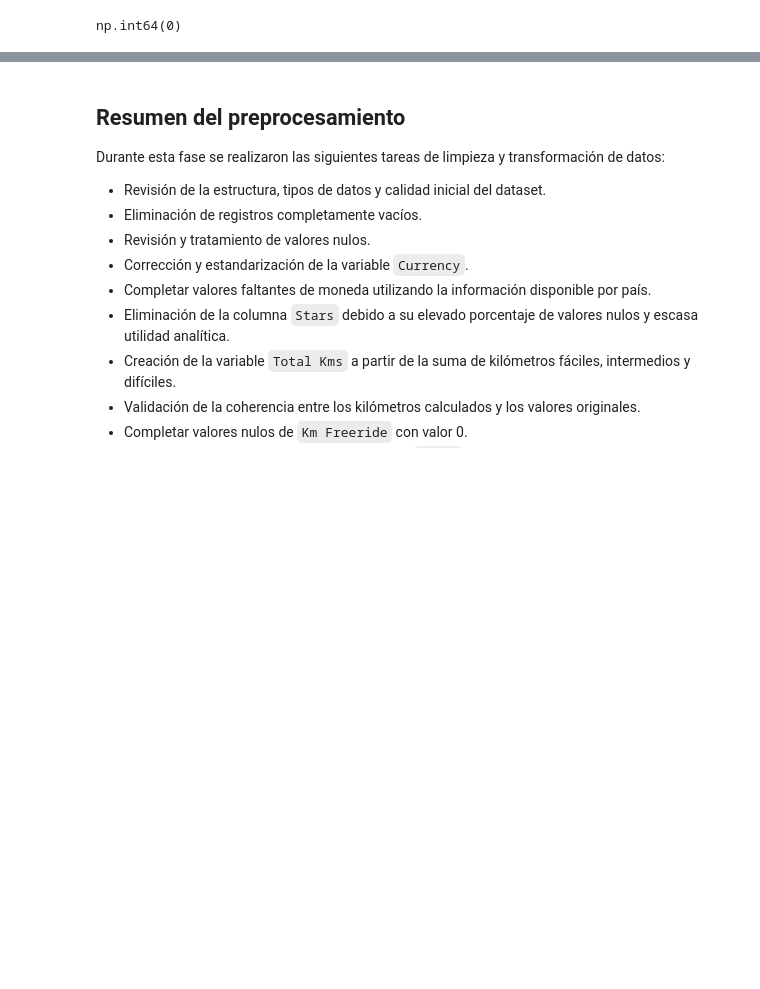
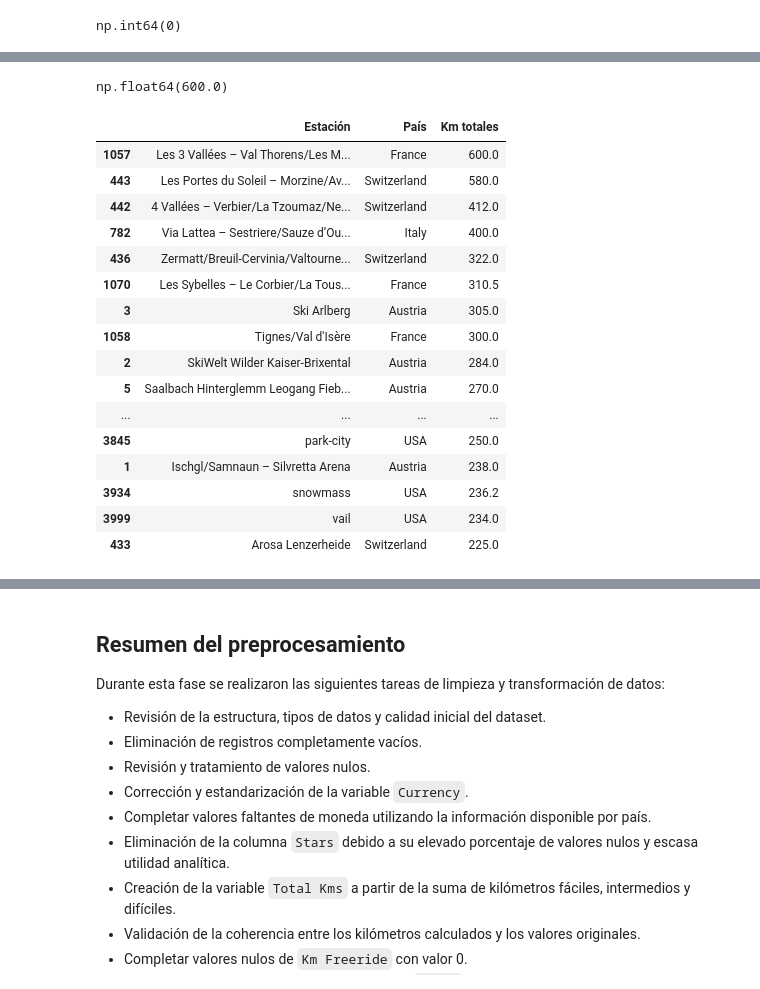
Before and after one commit to contactodiegovega/Ski-Resort-Analysis, a Jupyter notebook: notebooks/preprocesamiento.ipynb, the cells around one changed output, grey strips where cells are left out. Saved outputs shown, nothing was run; the diff lists cells and outputs as text; code cells hidden in the pictures; blank space fills up the shorter version.

```diff
--- a/notebooks/preprocesamiento.ipynb
+++ b/notebooks/preprocesamiento.ipynb
@@ -1974,0 +1993,6 @@ df[df["Km totales"] > 1000][
+# %%
+df["Precio por km EUR"] = (
+    df["Precio forfait adulto"] / df["Km totales"]
+).round(2)
+
+df["Precio por km EUR"] = df["Precio por km EUR"].replace([np.inf, -np.inf], np.nan)
@@ -1974,0 +2005,6 @@ df[df["Km totales"] > 1000][
+# %%
+import numpy as np
+
+columnas_numericas = df.select_dtypes(include=np.number).columns
+
+print(columnas_numericas.tolist())
@@ -1974,0 +2013,2 @@ df[df["Km totales"] > 1000][
+# %%
+df[columnas_numericas] = df[columnas_numericas].round(2)
@@ -1974,0 +2033,15 @@ df[df["Km totales"] > 1000][
+# %%
+# Kilómetros
+df["Km intermedios"] = df["Km intermedios"].round(2)
+
+# Coordenadas
+df["Latitud"] = df["Latitud"].round(4)
+
+# Porcentajes
+df["% Pistas fáciles"] = df["% Pistas fáciles"].round(2)
+df["% Pistas intermedias"] = df["% Pistas intermedias"].round(2)
+df["% Pistas difíciles"] = df["% Pistas difíciles"].round(2)
+
+# Precios
+df["Precio por km"] = df["Precio por km"].round(2)
+df["Precio por km EUR"] = df["Precio por km EUR"].round(2)
@@ -1974,0 +2073,26 @@ df[df["Km totales"] > 1000][
+# %%
+df["Km totales"].max()
+# %% [output]
+np.float64(600.0)
+# %%
+df.sort_values("Km totales", ascending=False)[
+    ["Estación", "País", "Km totales"]
+].head(20)
+# %% [output]
+|  | Estación | País | Km totales |
+| 1057 | Les 3 Vallées – Val Thorens/Les M... | France | 600.0 |
+| 443 | Les Portes du Soleil – Morzine/Av... | Switzerland | 580.0 |
+| 442 | 4 Vallées – Verbier/La Tzoumaz/Ne... | Switzerland | 412.0 |
+| 782 | Via Lattea – Sestriere/Sauze d’Ou... | Italy | 400.0 |
+| 436 | Zermatt/Breuil-Cervinia/Valtourne... | Switzerland | 322.0 |
+| 1070 | Les Sybelles – Le Corbier/La Tous... | France | 310.5 |
+| 3 | Ski Arlberg | Austria | 305.0 |
+| 1058 | Tignes/Val d'Isère | France | 300.0 |
+| 2 | SkiWelt Wilder Kaiser-Brixental | Austria | 284.0 |
+| 5 | Saalbach Hinterglemm Leogang Fieb... | Austria | 270.0 |
+| ... | ... | ... | ... |
+| 3845 | park-city | USA | 250.0 |
+| 1 | Ischgl/Samnaun – Silvretta Arena | Austria | 238.0 |
+| 3934 | snowmass | USA | 236.2 |
+| 3999 | vail | USA | 234.0 |
+| 433 | Arosa Lenzerheide | Switzerland | 225.0 |
```
Also changed, not shown: parts of 15 cells of this notebook, 2 other files.
